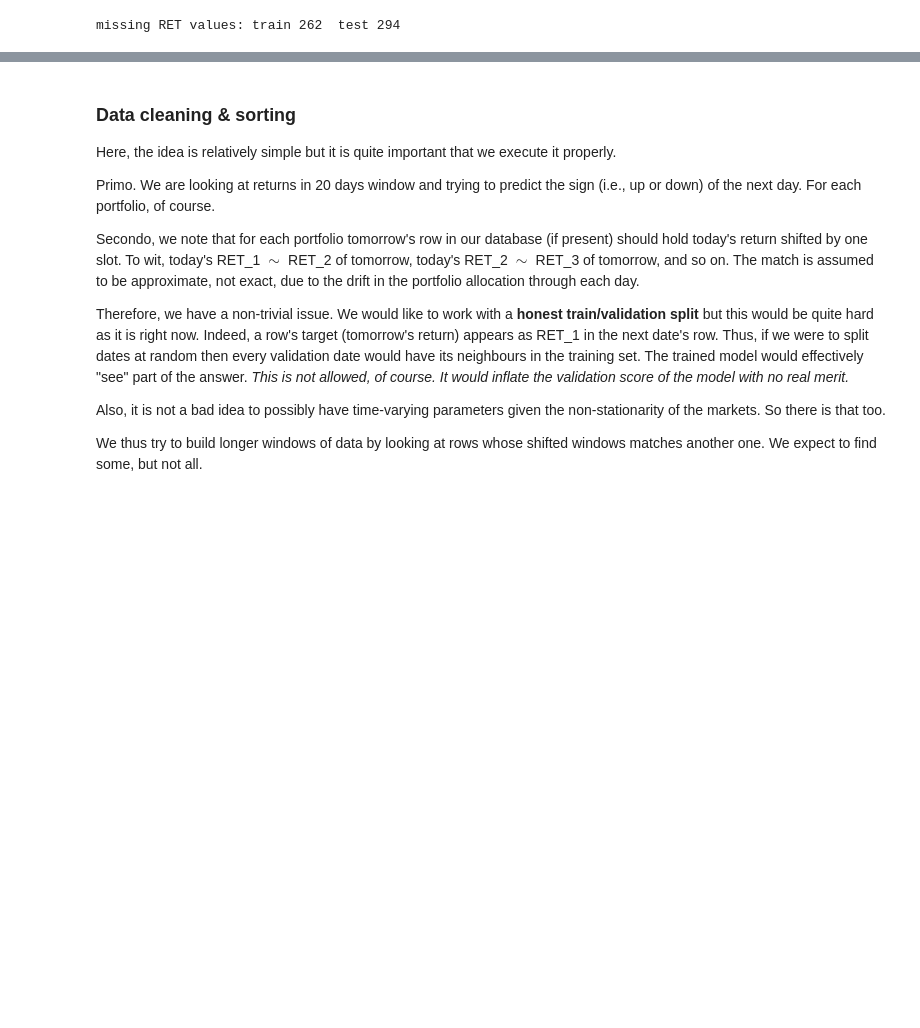
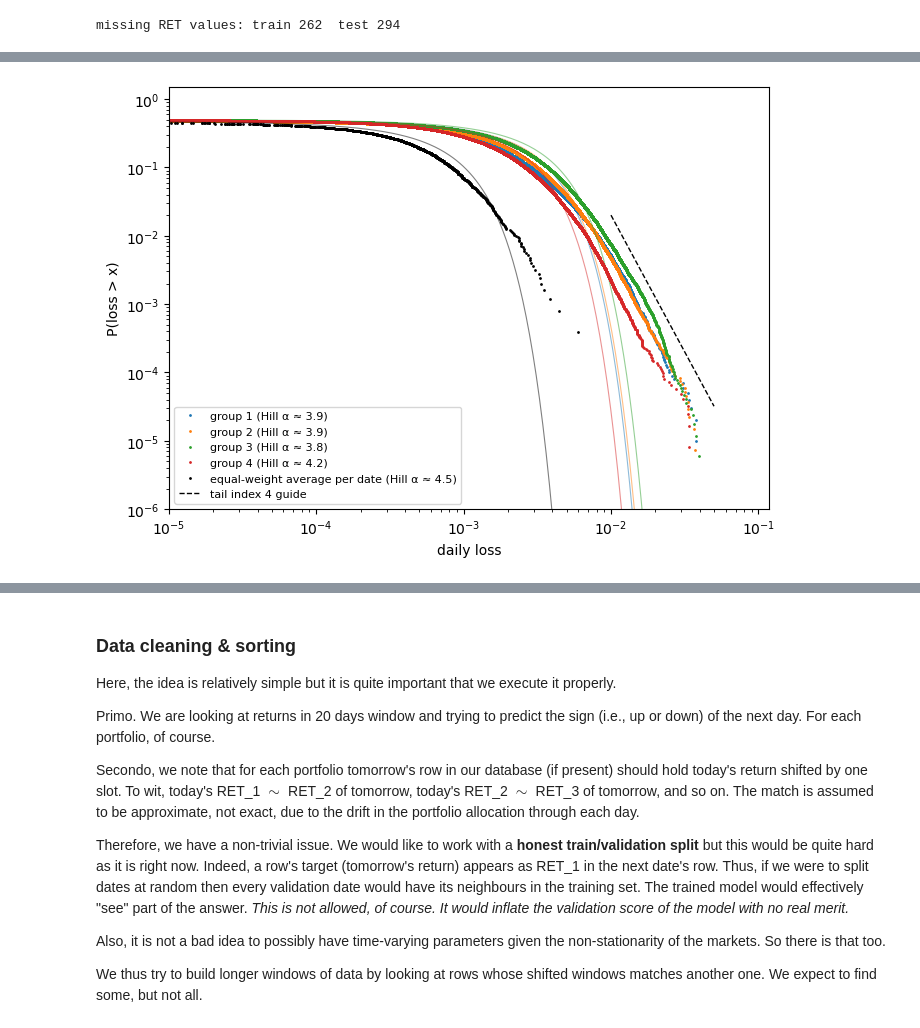
Before and after one commit to MarcoGaloppo/qrt-hierarchical-bayes, a Jupyter notebook: BaysianHierarchicalApproach.ipynb, the cells around one changed output, grey strips where cells are left out. Saved outputs shown, nothing was run; the diff lists cells and outputs as text; code cells hidden in the pictures; blank space fills up the shorter version.

```diff
--- a/BaysianHierarchicalApproach.ipynb
+++ b/BaysianHierarchicalApproach.ipynb
@@ -85,0 +118,28 @@ missing RET values: train 262  test 294
+# %%
+# How fat tailed is the market? We look at the left tail
+
+def hill(loss, frac=0.01):                      # quick and most likely inaccurate Hill estimate
+    x = np.sort(loss[loss > 0])[::-1]
+    k = max(int(frac * len(x)), 10)
+    return 1 / np.mean(np.log(x[:k] / x[k]))
+
+fig, ax = plt.subplots(figsize=(7, 5))
+colors = ["tab:blue", "tab:orange", "tab:green", "tab:red"]
+series = [(X_train.loc[X_train["GROUP"] == g, "RET_1"].to_numpy(), f"group {g}", c)
+          for g, c in zip(sorted(X_train["GROUP"].unique()), colors)]
+series.append((X_train.groupby("TS")["RET_1"].mean().to_numpy(), "equal-weight average per date", "k"))
+
+for r, label, c in series:
+    r = r[np.isfinite(r)]
+    loss = np.sort(-r); sf = 1 - np.arange(len(loss)) / len(loss); m = loss > 0
+    ax.loglog(loss[m], sf[m], ".", ms=2, color=c, label=f"{label} (Hill α ≈ {hill(-r):.1f})")
+    xs = np.logspace(np.log10(loss[m].min()), np.log10(loss.max()), 300)
+    ax.loglog(xs, stats.norm.sf(xs, loc=-r.mean(), scale=r.std()), "-", lw=0.8, color=c, alpha=0.5)
+
+xg = np.array([0.01, 0.05]); ax.loglog(xg, 2e-2 * (xg / 0.01) ** -4, "k--", lw=1, label="tail index 4 guide")
+ax.set_xlim(1e-5, None); ax.set_ylim(1e-6, 1.5)
+ax.set_xlabel("daily loss"); ax.set_ylabel("P(loss > x)")
+ax.legend(fontsize=8)
+plt.tight_layout(); plt.show()
+# %% [output]
+[figure, added]
```
Also changed, not shown: parts of 36 cells of this notebook.
